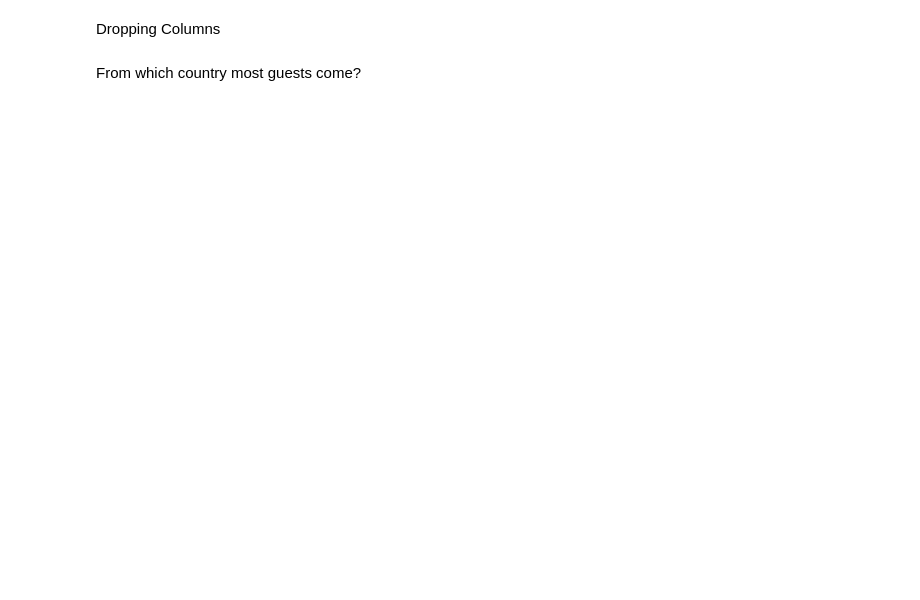
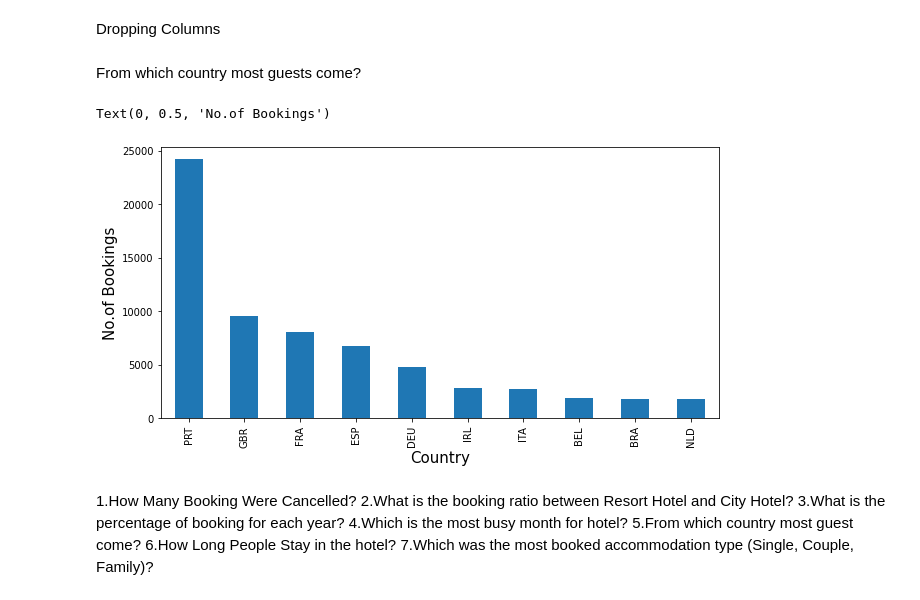
Before and after one commit to SakshamTripathi1996/Data-Science, a Jupyter notebook: Saksham_Hotel_Booking_Analysis_Capstone_Project.ipynb, the cells around one changed output. Cells and saved outputs as stored; diff of their text form; code cells hidden in the pictures; blank space fills up the shorter version.

```diff
--- a/Saksham_Hotel_Booking_Analysis_Capstone_Project.ipynb
+++ b/Saksham_Hotel_Booking_Analysis_Capstone_Project.ipynb
@@ -89,7 +130,24 @@ Dropping Columns
 # Dropping Data which  does not make any sense.
 data[data['children']+data['babies']+data['adults']==0].shape
 data.drop(data[data['children']+data['babies']+data['adults']==0].index,inplace=True)
+data.drop('arrival_date_week_number',inplace=True,axis=1)
 # %% [markdown]
 From which country most guests come?
 # %%
-a=data.groupby('country')['hotel'].count().sort_index(ascending=True)
+a=data.groupby('country')['country'].count().sort_values(ascending=False)
+a=a[:10]
+# %%
+ax=a.plot.bar(figsize=(10,5),fontsize=10)
+ax.set_xlabel("Country",fontsize=15)
+ax.set_ylabel("No.of Bookings",fontsize=15)
+# %% [output]
+Text(0, 0.5, 'No.of Bookings')
+[figure, added]
+# %% [markdown]
+1.How Many Booking Were Cancelled?
+2.What is the booking ratio between Resort Hotel and City Hotel?
+3.What is the percentage of booking for each year?
+4.Which is the most busy month for hotel?
+5.From which country most guest come?
+6.How Long People Stay in the hotel?
+7.Which was the most booked accommodation type (Single, Couple, Family)?
```
Also changed, not shown: parts of 41 cells of this notebook.
